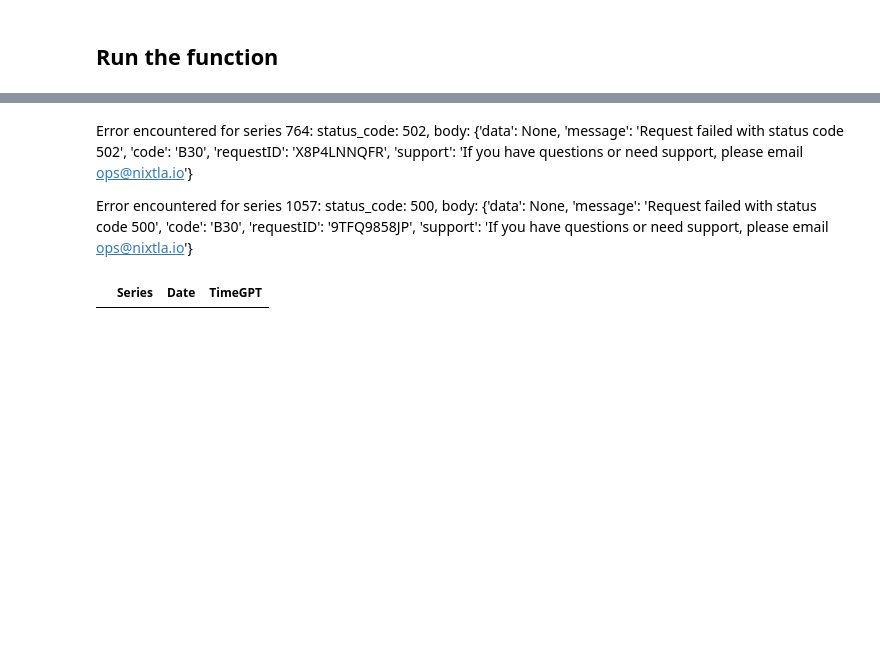
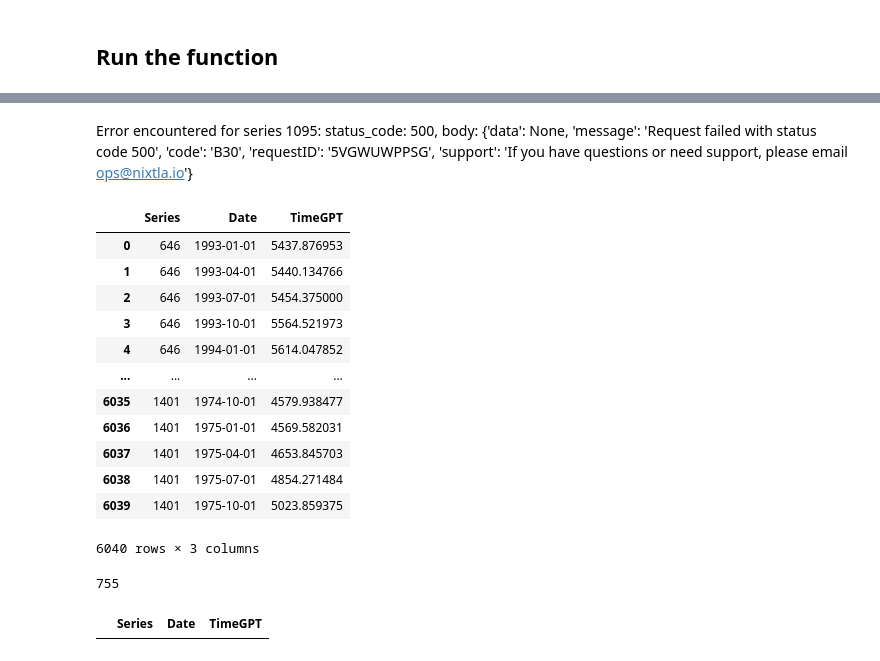
Before and after one commit to tom-alten/OutsmartingTime, a Jupyter notebook: M-Competitions/M3-Competition/Quarter/M3_Quarterly_TimeGPT.ipynb, the cells around one changed output, grey strips where cells are left out. Cells and saved outputs as stored; diff of their text form; code cells hidden in the pictures; blank space fills up the shorter version.

Commit message:
All evals added, some metrics need revision

```diff
--- a/M-Competitions/M3-Competition/M3_Quarterly_TimeGPT.ipynb
+++ b/M-Competitions/M3-Competition/Quarter/M3_Quarterly_TimeGPT.ipynb
@@ -218,5 +200,23 @@ INFO:nixtlats.timegpt:Calling Forecast Endpoint...
 # %% [markdown]
-Error encountered for series 764: status_code: 502, body: {'data': None, 'message': 'Request failed with status code 502', 'code': 'B30', 'requestID': 'X8P4LNNQFR', 'support': 'If you have questions or need support, please email ops@nixtla.io'}
-
-Error encountered for series 1057: status_code: 500, body: {'data': None, 'message': 'Request failed with status code 500', 'code': 'B30', 'requestID': '9TFQ9858JP', 'support': 'If you have questions or need support, please email ops@nixtla.io'}
+Error encountered for series 1095: status_code: 500, body: {'data': None, 'message': 'Request failed with status code 500', 'code': 'B30', 'requestID': '5VGWUWPPSG', 'support': 'If you have questions or need support, please email ops@nixtla.io'}
+# %%
+all_forecasts
+# %% [output]
+|  | Series | Date | TimeGPT |
+| 0 | 646 | 1993-01-01 | 5437.876953 |
+| 1 | 646 | 1993-04-01 | 5440.134766 |
+| 2 | 646 | 1993-07-01 | 5454.375000 |
+| 3 | 646 | 1993-10-01 | 5564.521973 |
+| 4 | 646 | 1994-01-01 | 5614.047852 |
+| ... | ... | ... | ... |
+| 6035 | 1401 | 1974-10-01 | 4579.938477 |
+| 6036 | 1401 | 1975-01-01 | 4569.582031 |
+| 6037 | 1401 | 1975-04-01 | 4653.845703 |
+| 6038 | 1401 | 1975-07-01 | 4854.271484 |
+| 6039 | 1401 | 1975-10-01 | 5023.859375 |
+6040 rows × 3 columns
+# %%
+print(len(all_forecasts['Series'].unique()))
+# %% [output]
+755
 # %%
```
Also changed, not shown: parts of 17 cells of this notebook, 4 other files.
